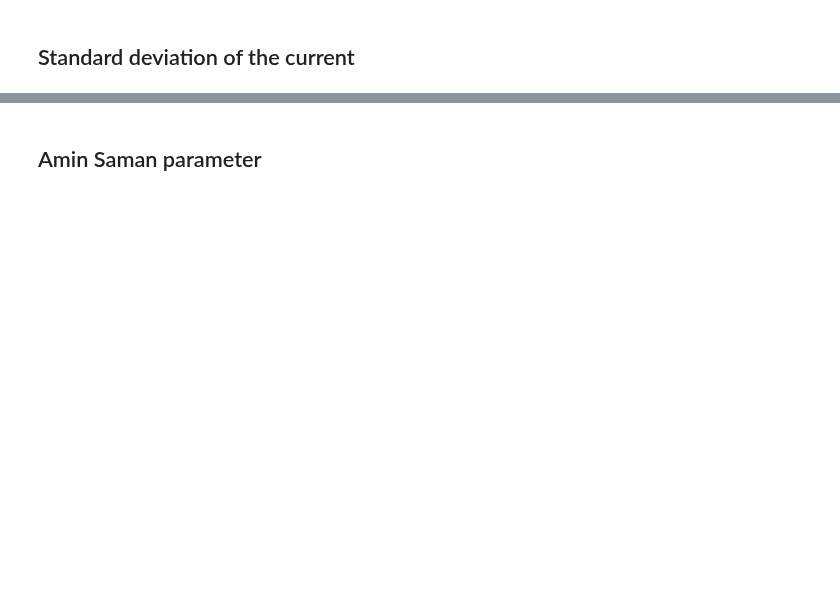
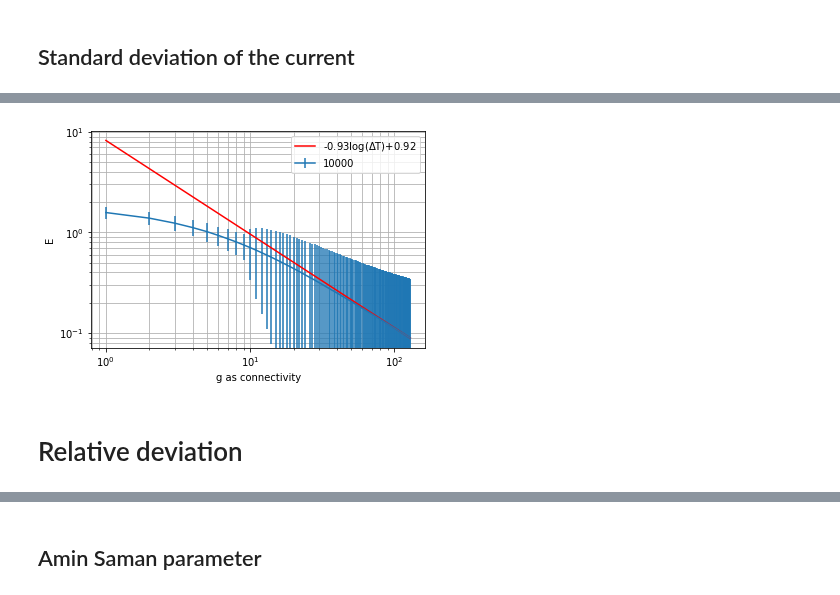
Before and after one commit to mmehrani/master_thesis, a Jupyter notebook: scripts/all_neurons_model_in_one_place/averaging_on_ensembles.ipynb, the cells around one changed output, grey strips where cells are left out. Cells and saved outputs as stored; diff of their text form; code cells hidden in the pictures; blank space fills up the shorter version.

```diff
--- a/scripts/all_neurons_model_in_one_place/averaging_on_ensembles.ipynb
+++ b/scripts/all_neurons_model_in_one_place/averaging_on_ensembles.ipynb
@@ -90,0 +118,36 @@ fig.savefig(os.path.join(target_path,'sigma_g_{}_{}.png'.format(connectivity_min
+# %%
+e_mean = [ np.mean(field_average_glossary_dict[g]) for g in g_list ]
+e_err = [ np.var(field_average_glossary_dict[g])**(0.5) for g in g_list ]
+# %%
+x = g_list
+y = e_mean
+
+x_log = np.log10(x)[-10:]
+y_log = np.log10(y)[-10:]
+
+trend_curve = x**(np.polyfit(x_log,y_log,1)[0]) * 10**(np.polyfit(x_log,y_log,1)[1])
+slope, shift = np.polyfit(x_log,y_log,1)
+# %%
+fig = plt.figure()
+ax = fig.subplots()
+
+ax.set_xscale("log")
+ax.set_yscale("log")
+
+# ax.errorbar(x = g_list, y = e_mean, yerr = sigma_mean, label = str(num_neurons))
+ax.errorbar(x = g_list, y = e_mean, yerr = sigma_mean, label = str(num_neurons))
+ax.plot(x, trend_curve,'r-',label = '{:.2f}log($\Delta$T)+{:.2f}'.format(slope,shift))
+
+plt.legend()
+ax.set_xlabel('g as connectivity')
+ax.set_ylabel('E')
+
+# ax.set_xticks( np.arange(g_list[0], g_list[-1], 0.5 ), minor = True)
+
+ax.grid(which='both')
+
+fig.savefig(os.path.join(target_path,'field_average_g_{}_{}.png'.format(connectivity_min, connectivity_max)) )
+# %% [output]
+[figure, added]
+# %% [markdown]
+# Relative deviation
```
Also changed, not shown: parts of 13 cells of this notebook, 9 other files.
